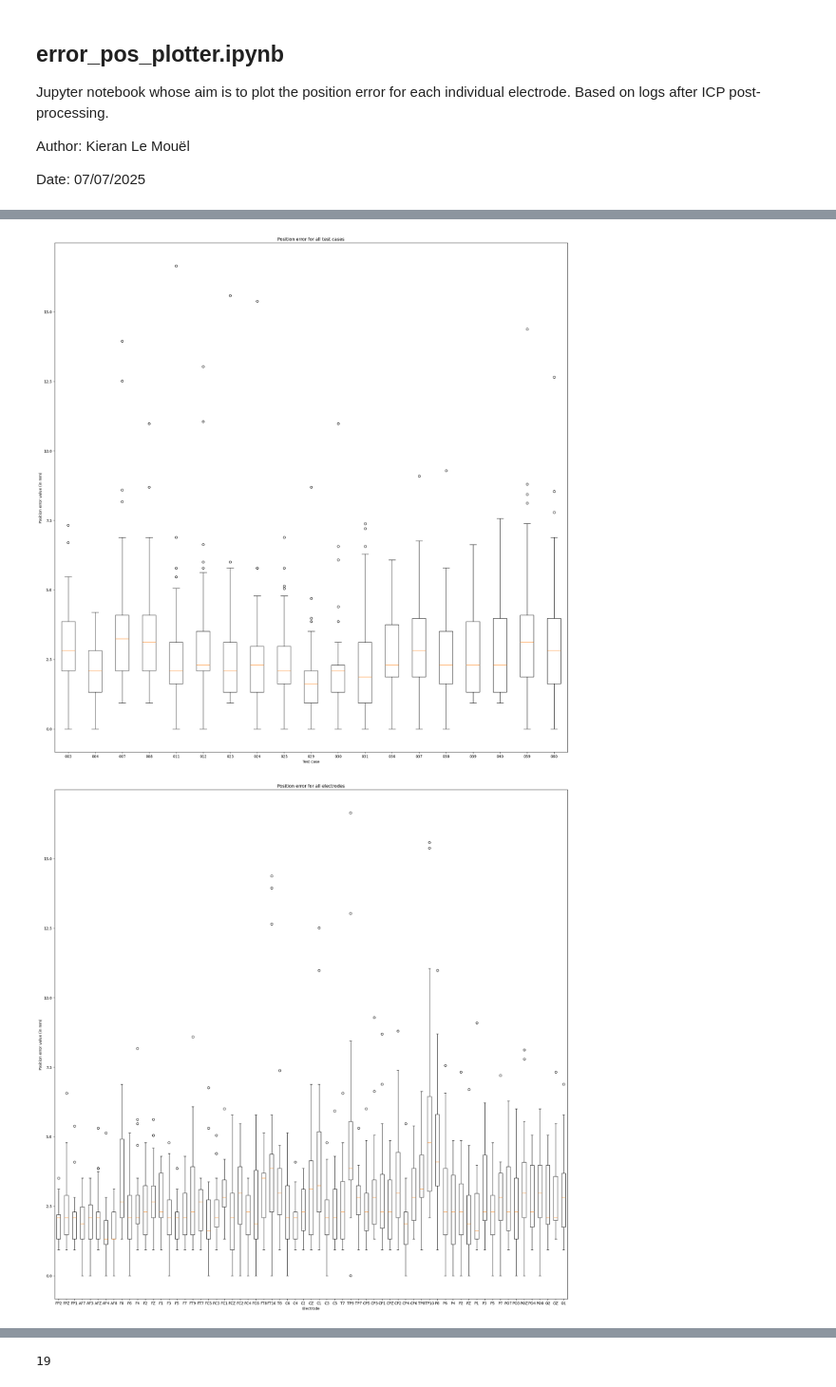
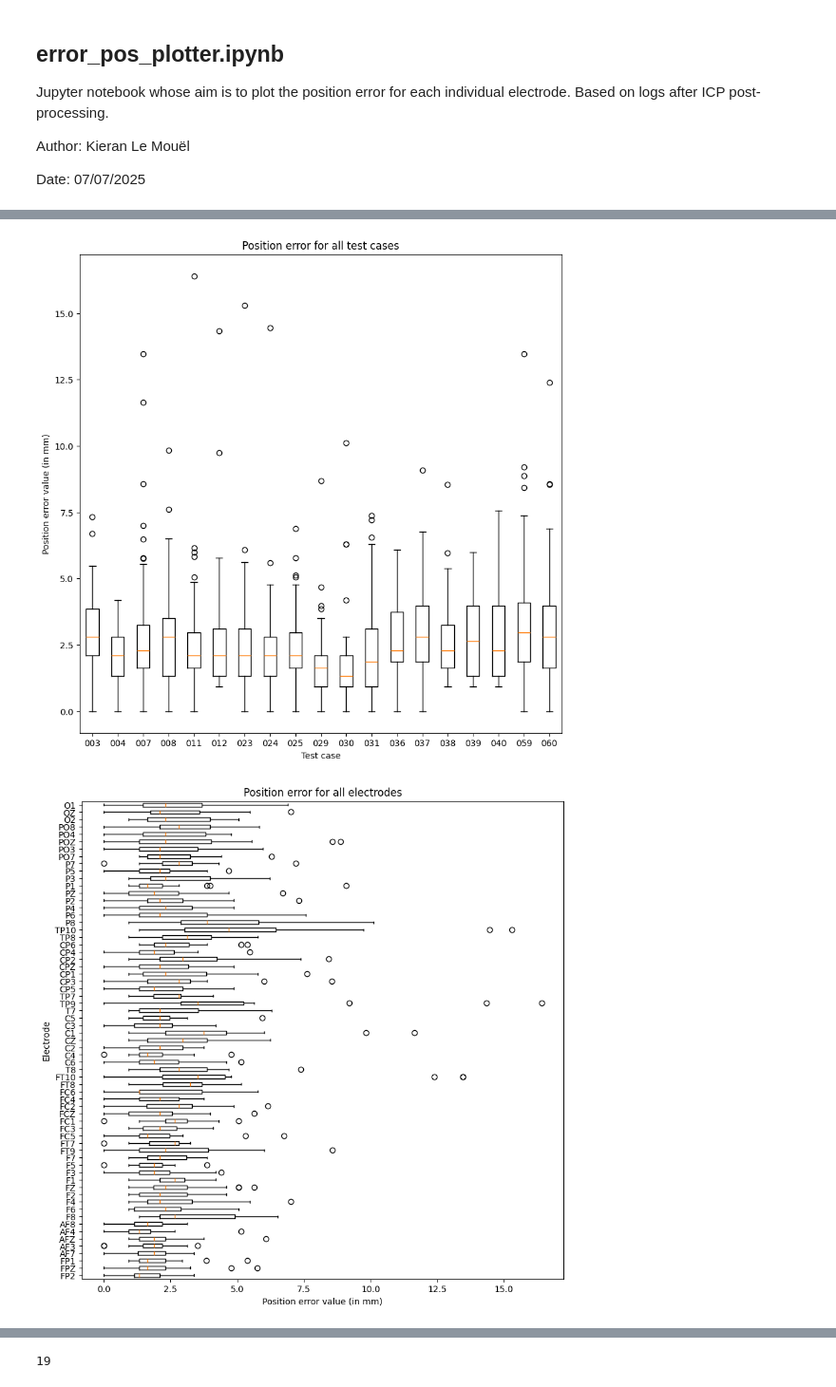
Before and after one commit to kinder99/Deep-Learning-Based-Localization-of-EEG-Electrodes-Within-MRI-Acquisitions-Project-ID-60685, a Jupyter notebook: Debug/error_pos_plotter.ipynb, the cells around one changed output, grey strips where cells are left out. Shown: that part at 95% size. Saved outputs shown, nothing was run; the diff lists cells and outputs as text; code cells hidden in the pictures.

```diff
--- a/Debug/error_pos_plotter.ipynb
+++ b/Debug/error_pos_plotter.ipynb
@@ -181,6 +181,6 @@ print(np.std(l))
 # %%
 # Plot average error values for the 19 test cases
-fig, ax = plt.subplots(1,1,figsize=(25,25))
+fig, ax = plt.subplots(1,1,figsize=(10,10))
 x = np.arange(1,20,1)
 ax.boxplot(l)
 ax.set_title("Position error for all test cases")
@@ -201,7 +201,7 @@ plt.xticks(np.arange(1,20,1), test_set);
     # if x == 0:
     #     y += 1
 # %% [output]
-[figure, old version]
+[figure, new version]
 # %%
 electrodes = [
     "FP2", "FPZ", "FP1", "AF7", "AF3", "AFZ", "AF4", "AF8", "F8", "F6",
@@ -214,20 +214,20 @@ electrodes = [
 ] # Dictionary matching case number with electrode name
 # %%
 # Plot error values for each electrode for the 19 test cases
-fig, ax = plt.subplots(1,1,figsize=(25,25))
+fig, ax = plt.subplots(1,1,figsize=(10,10))
 x = 0
 y = 0
 reses = []
 for i in range(0,65):
     res = []
     for j in range(0,19):
         res.append(l[j][i])
     reses.append(res)
 # je crois que la ligne au dessus indique que les données ne suivent pas une loi normale
-ax.boxplot(reses);
+ax.boxplot(reses, vert=False);
 ax.set_title("Position error for all electrodes")
-ax.set_xlabel("Electrode")
-ax.set_ylabel("Position error value (in mm)")
-plt.xticks(np.arange(1,66,1), electrodes);
+ax.set_ylabel("Electrode")
+ax.set_xlabel("Position error value (in mm)")
+plt.yticks(np.arange(1,66,1), electrodes);
 # %% [output]
-[figure, old version]
+[figure, new version]
```
Also changed, not shown: parts of 13 cells of this notebook, 7 other files.
